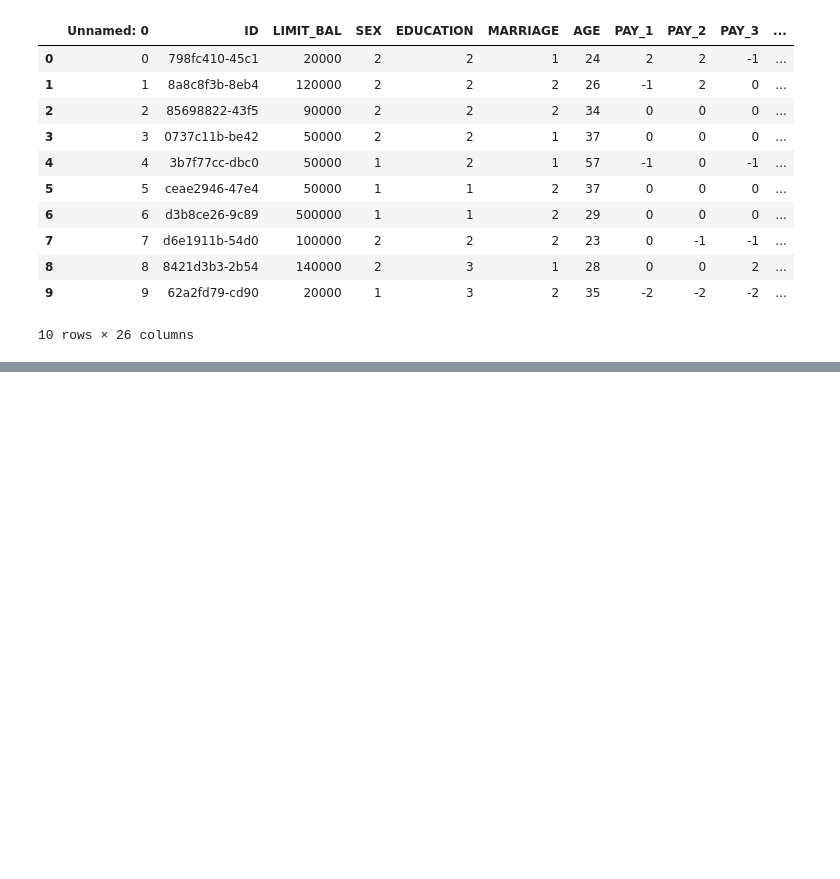
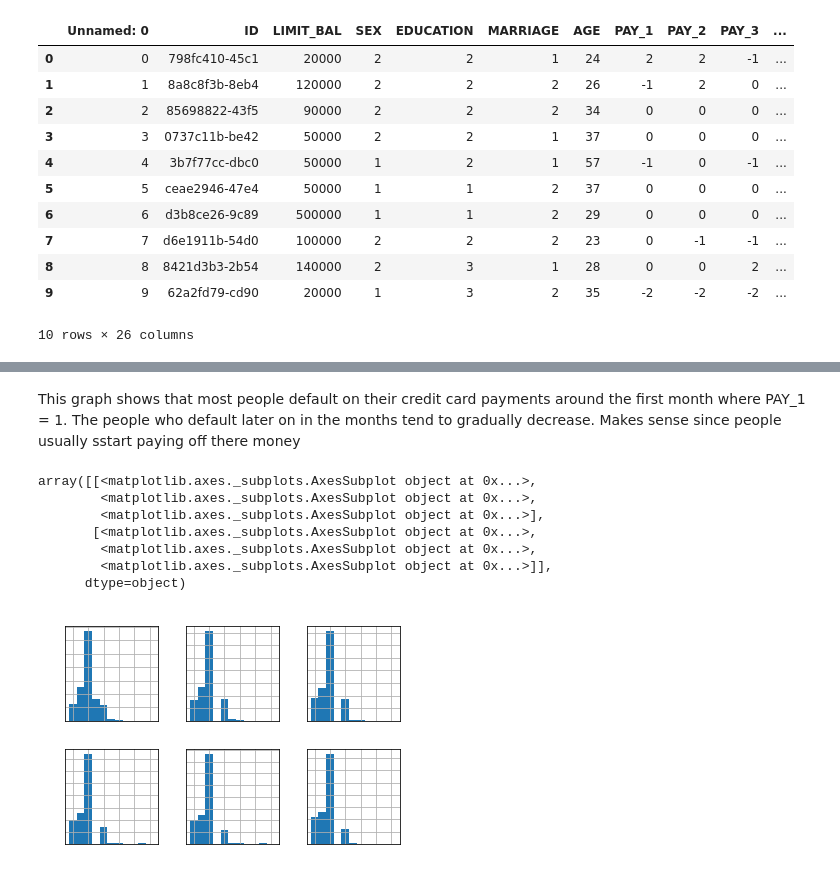
Before and after one commit to CraigMariani/CreditCardReceipts, a Jupyter notebook: analysis.ipynb, the cells around one changed output, grey strips where cells are left out. Saved outputs shown, nothing was run; the diff lists cells and outputs as text; code cells hidden in the pictures; blank space fills up the shorter version.

```diff
--- a/analysis.ipynb
+++ b/analysis.ipynb
@@ -202,0 +269,18 @@ df.head(10)
+# %% [markdown]
+This graph shows that most people default on their credit card payments around the first month where PAY_1 = 1. The people who default later on in the months tend to gradually decrease. Makes sense since people usually sstart paying off there money
+# %%
+# Use pandas to plot multiple histograms together and visualize the payment status features
+# for the last six months of the data set
+
+mpl.rcParams['font.size'] = 4 # determines the fontsize
+# our histograms will be a 2 by 3 grid
+df[pay_feats].hist(bins=pay_1_bins, layout=(2,3)) # set bins to pandas series pay_1_bins
+# %% [output]
+array([[<matplotlib.axes._subplots.AxesSubplot object at 0x...>,
+        <matplotlib.axes._subplots.AxesSubplot object at 0x...>,
+        <matplotlib.axes._subplots.AxesSubplot object at 0x...>],
+       [<matplotlib.axes._subplots.AxesSubplot object at 0x...>,
+        <matplotlib.axes._subplots.AxesSubplot object at 0x...>,
+        <matplotlib.axes._subplots.AxesSubplot object at 0x...>]],
+      dtype=object)
+[figure, added]
```
Also changed, not shown: parts of 25 cells of this notebook, 2 other files.
